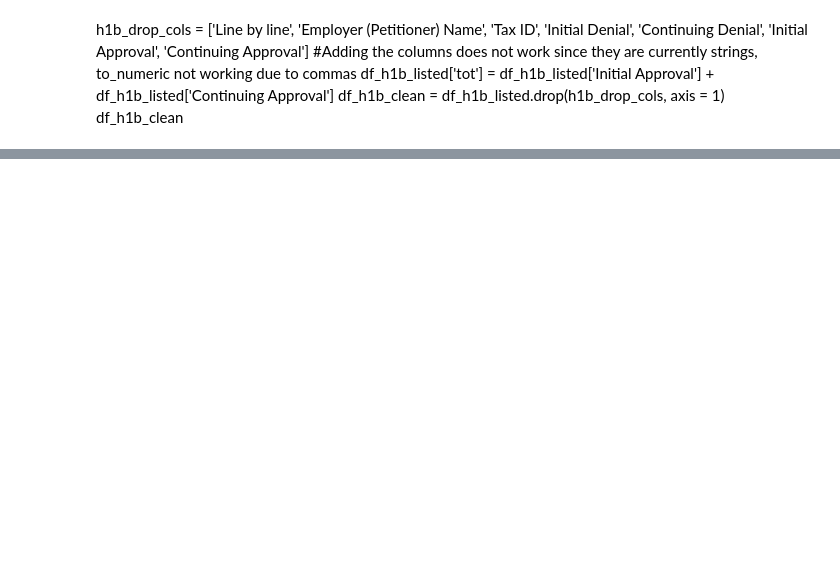
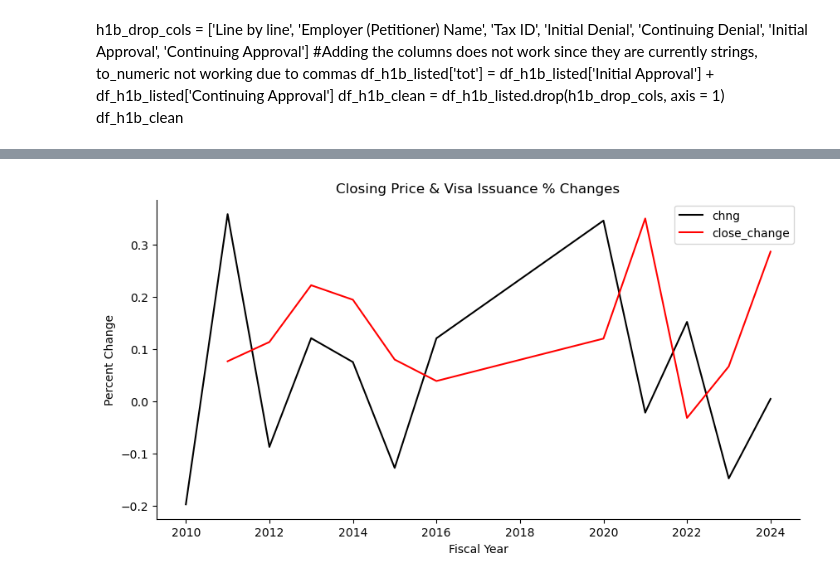
Before and after one commit to 608ohenry/econ570_project, a Jupyter notebook: main.ipynb, the cells around one changed output, grey strips where cells are left out. Cells and saved outputs as stored; diff of their text form; code cells hidden in the pictures; blank space fills up the shorter version.

```diff
--- a/main.ipynb
+++ b/main.ipynb
@@ -259,0 +372,15 @@ def fetch_stock_data(tickers):
+# %%
+
+fig, ax = plt.subplots(figsize=(10,5))
+
+ax.plot('Fiscal Year', 'chng' ,data = combined, color='black')
+ax.plot('Fiscal Year', 'close_change' ,data = combined, color='red')
+ax.set_ylabel('Percent Change')
+ax.set_xlabel('Fiscal Year')
+ax.set_title('Closing Price & Visa Issuance % Changes')
+ax.legend()
+sns.despine(ax=ax)
+
+plt.show()
+# %% [output]
+[figure, added]
```
Also changed, not shown: parts of 13 cells of this notebook.
